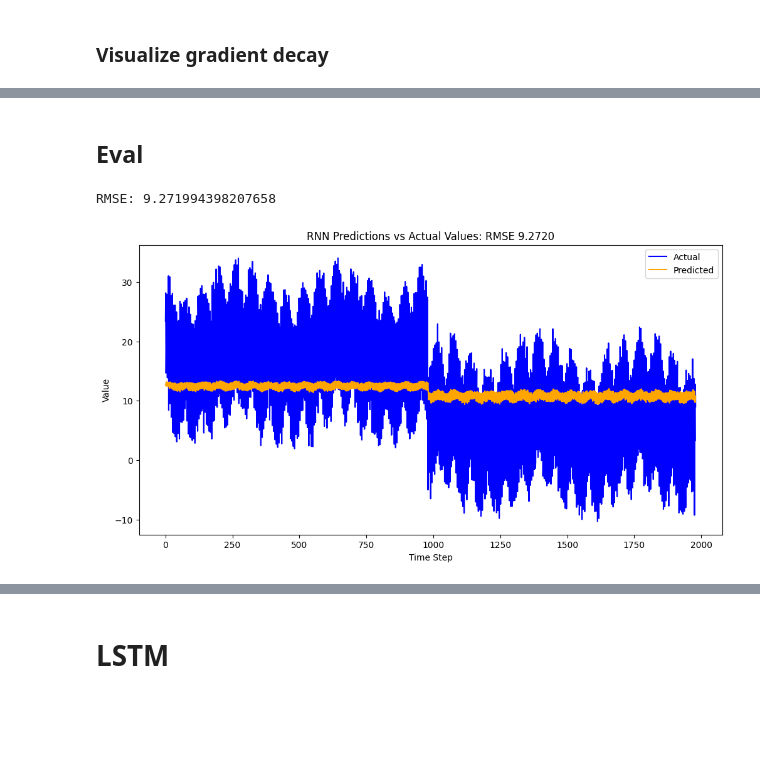
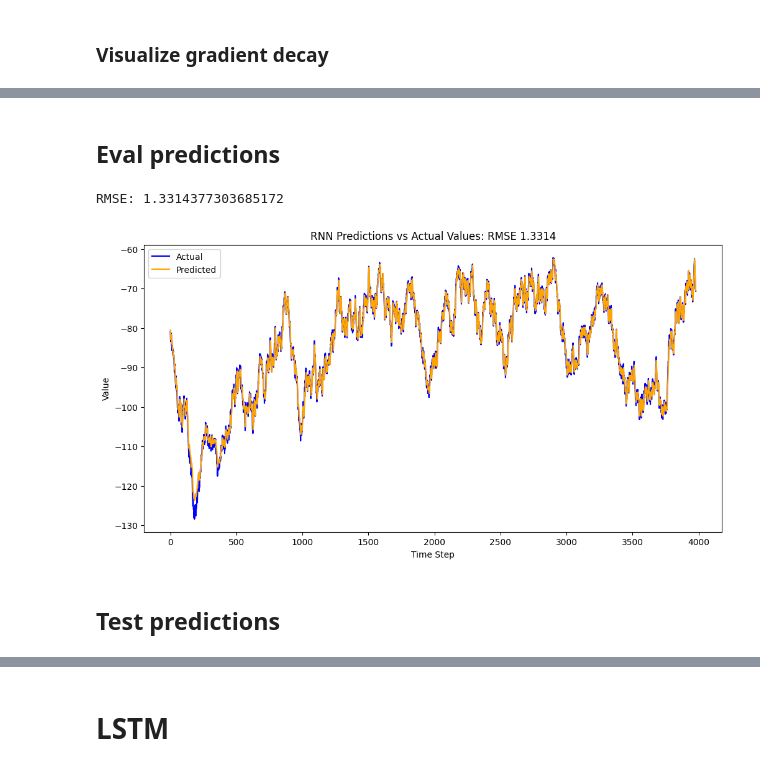
Before and after one commit to DrUzair/MachineLearning, a Jupyter notebook: ANN/SequentialModels/LSTM_RNN_Time_Series.ipynb, the cells around one changed output, grey strips where cells are left out. Drawn from its saved outputs; the diff is of its cells as text; code cells hidden in the pictures; blank space fills up the shorter version.

```diff
--- a/ANN/SequentialModels/LSTM_RNN_Time_Series.ipynb
+++ b/ANN/SequentialModels/LSTM_RNN_Time_Series.ipynb
@@ -407,17 +334,0 @@ X_test_tensor Shape: torch.Size([1980, 20, 1]), y_test Shape: (1980, 1)
-# %%
-from torch.utils.data import DataLoader, TensorDataset
-
-class RNN(nn.Module):
-    def __init__(self, input_size=1, hidden_size=25, output_size=1):
-        super(RNN, self).__init__()
-        self.rnn = nn.RNN(input_size, hidden_size, batch_first=True)
-        self.fc = nn.Linear(hidden_size, output_size)
-
-    def forward(self, x):
-        out, _ = self.rnn(x)  # out contains all hidden states
-        out = out[:, -1, :]    # Take only the last output
-        out = self.fc(out)
-        return out
-
-# Initialize the model
-model = RNN(hidden_size=2)
@@ -532,0 +371,22 @@ tensor([[-0.5076,  0.1750]], requires_grad=True)
+# %%
+model.eval()  # Set the model to evaluation mode
+with torch.no_grad():
+    predictions = model(X_train_tensor)
+
+y_hat = scaler_X.inverse_transform(predictions.numpy())
+y = scaler_y.inverse_transform(y_train_tensor.reshape(-1, 1))
+
+rmse = np.sqrt(np.mean((y - y_hat) ** 2))
+print(f'RMSE: {rmse}')
+
+import matplotlib.pyplot as plt
+
+# Plotting the results
+plt.figure(figsize=(12, 6))
+plt.plot(y, label='Actual', color='blue')  # Actual values
+plt.plot(y_hat, label='Predicted', color='orange')  # Predicted values
+plt.title(f'RNN Predictions vs Actual Values: RMSE {rmse:.4f}')
+plt.xlabel('Time Step')
+plt.ylabel('Value')
+plt.legend()
+plt.show()
@@ -533,27 +396,29 @@ tensor([[-0.5076,  0.1750]], requires_grad=True)
 # %% [markdown]
-## Eval
+## Eval predictions
 # %%
 model.eval()  # Set the model to evaluation mode
 with torch.no_grad():
-    predictions = model(X_train_tensor)
+    predictions = model(X_val_tensor)
 
-y_hat = scaler.inverse_transform(predictions.numpy())
-y = scaler.inverse_transform(y_train_tensor.reshape(-1, 1))
+y_hat = scaler_X.inverse_transform(predictions.numpy())
+y = scaler_y.inverse_transform(y_val_tensor.reshape(-1, 1))
 
 rmse = np.sqrt(np.mean((y - y_hat) ** 2))
 print(f'RMSE: {rmse}')
 
 import matplotlib.pyplot as plt
 
 # Plotting the results
 plt.figure(figsize=(12, 6))
 plt.plot(y, label='Actual', color='blue')  # Actual values
 plt.plot(y_hat, label='Predicted', color='orange')  # Predicted values
 plt.title(f'RNN Predictions vs Actual Values: RMSE {rmse:.4f}')
 plt.xlabel('Time Step')
 plt.ylabel('Value')
 plt.legend()
 plt.show()
 # %% [output]
-RMSE: 9.271994398207658
+RMSE: 1.3314377303685172
-[figure, old version]
+[figure, new version]
+# %% [markdown]
+## Test predictions
```
Also changed, not shown: parts of 43 cells of this notebook.
